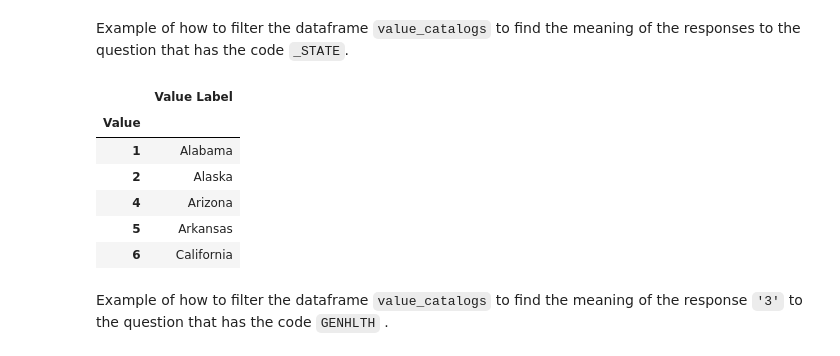
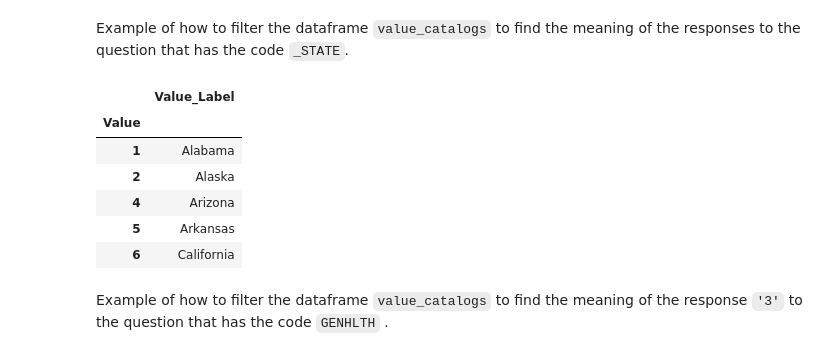
Before and after one commit to bedu-dsc2-Aether/curly-doodle, a Jupyter notebook: dataCleaning/codebook.ipynb, the cells around one changed output. Drawn from its saved outputs; the diff is of its cells as text; code cells hidden in the pictures.

Commit message:
Added underscores to the table column names.

```diff
--- a/dataCleaning/codebook.ipynb
+++ b/dataCleaning/codebook.ipynb
@@ -191,0 +194,3 @@ None
+# %%
+value_catalogs.columns = [colName.strip().replace(' ','_') for colName in value_catalogs.columns]
+value_catalogs.head(3)
@@ -252,9 +263,9 @@ print(len(promising_codes))
 # %% [markdown]
 Example of how to filter the dataframe `value_catalogs` to find the meaning of the responses to the question that has the code `_STATE`.
 # %%
-pd.DataFrame(value_catalogs.loc['_STATE']['Value Label'].head())
+pd.DataFrame(value_catalogs.loc['_STATE']['Value_Label'].head())
 # %% [output]
-|  | Value Label |
+|  | Value_Label |
 | Value |  |
 | 1 | Alabama |
 | 2 | Alaska |
```
Also changed, not shown: parts of 5 cells of this notebook.
